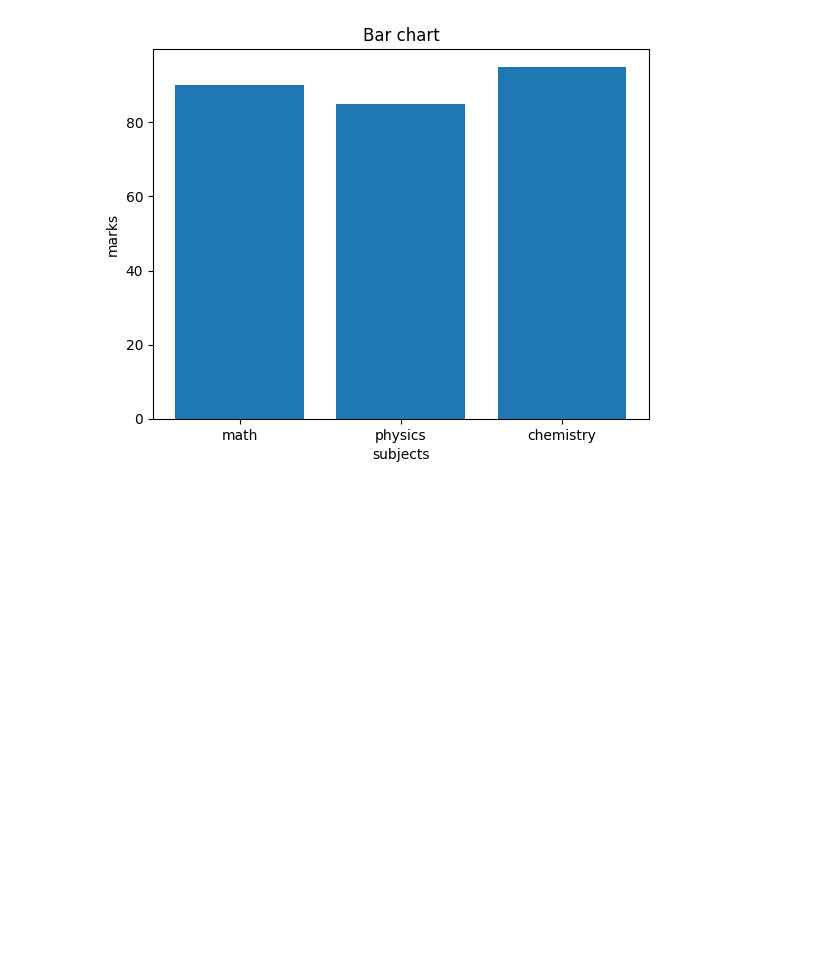
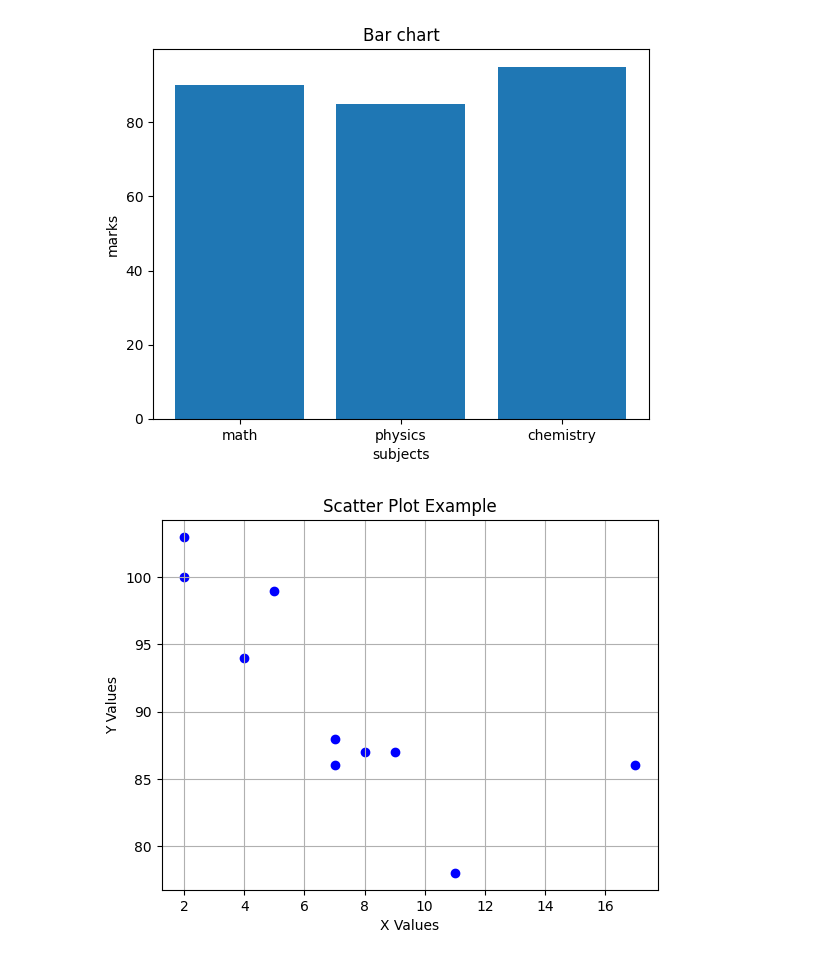
Before and after one commit to ThanmayeeGodala-ai/2025-2026-Even--AI-DS-Godala-Thanamyee-4072-, a Jupyter notebook: 10_02_26.ipynb, the cells around one changed output. Drawn from its saved outputs; the diff is of its cells as text; code cells hidden in the pictures; blank space fills up the shorter version.

```diff
--- a/10_02_26.ipynb
+++ b/10_02_26.ipynb
@@ -395,3 +395,20 @@ plt.title("Bar chart")
 plt.show()
 # %% [output]
 [figure]
+# %%
+#scatter plot
+import matplotlib.pyplot as plt
+
+# Sample Data
+x = [5, 7, 8, 7, 2, 17, 2, 9, 4, 11]
+y = [99, 86, 87, 88, 100, 86, 103, 87, 94, 78]
+
+# Scatter Plot
+plt.scatter(x, y, color='blue', marker='o')
+plt.title("Scatter Plot Example")
+plt.xlabel("X Values")
+plt.ylabel("Y Values")
+plt.grid(True)
+plt.show()
+# %% [output]
+[figure, added]
```
Also changed, not shown: parts of 2 cells of this notebook.
